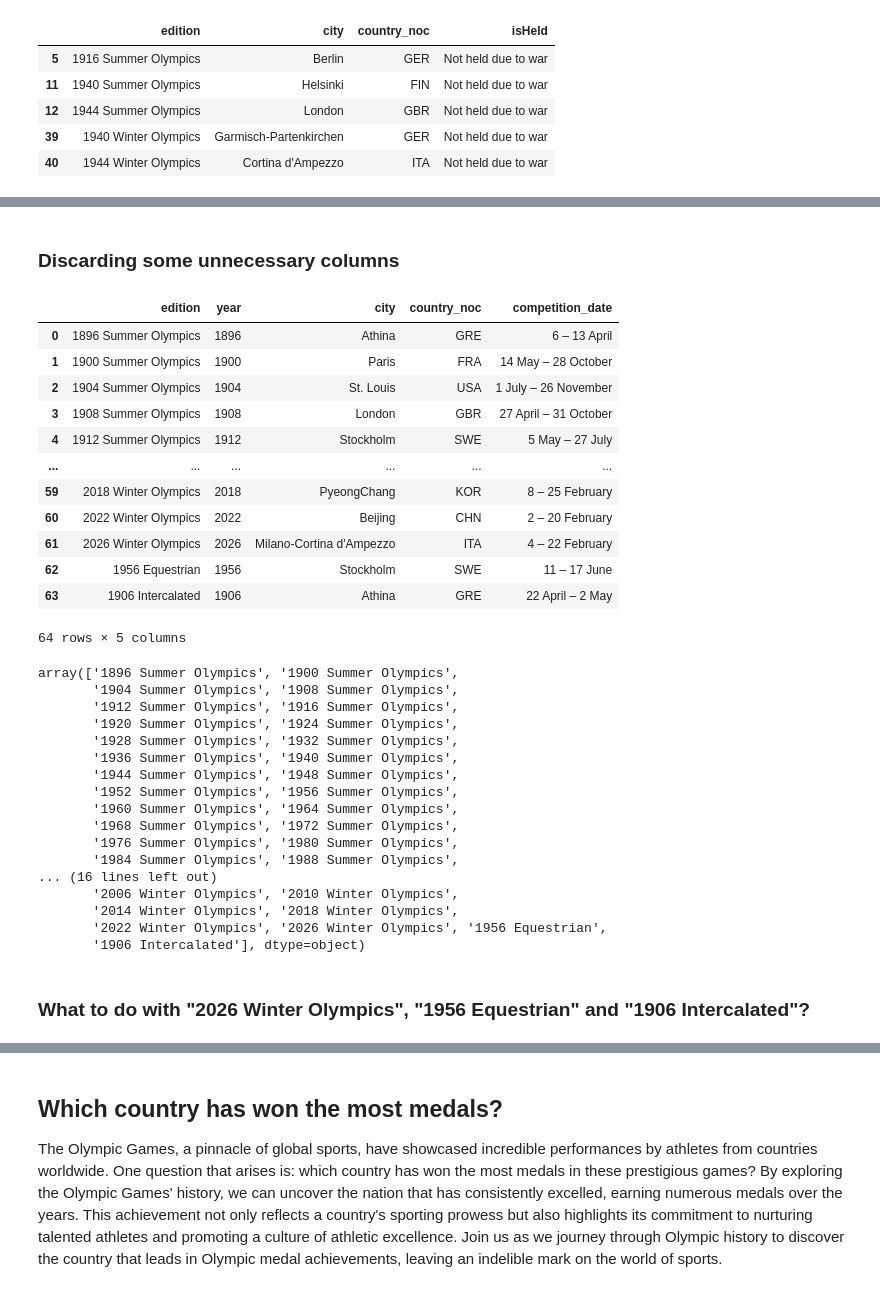
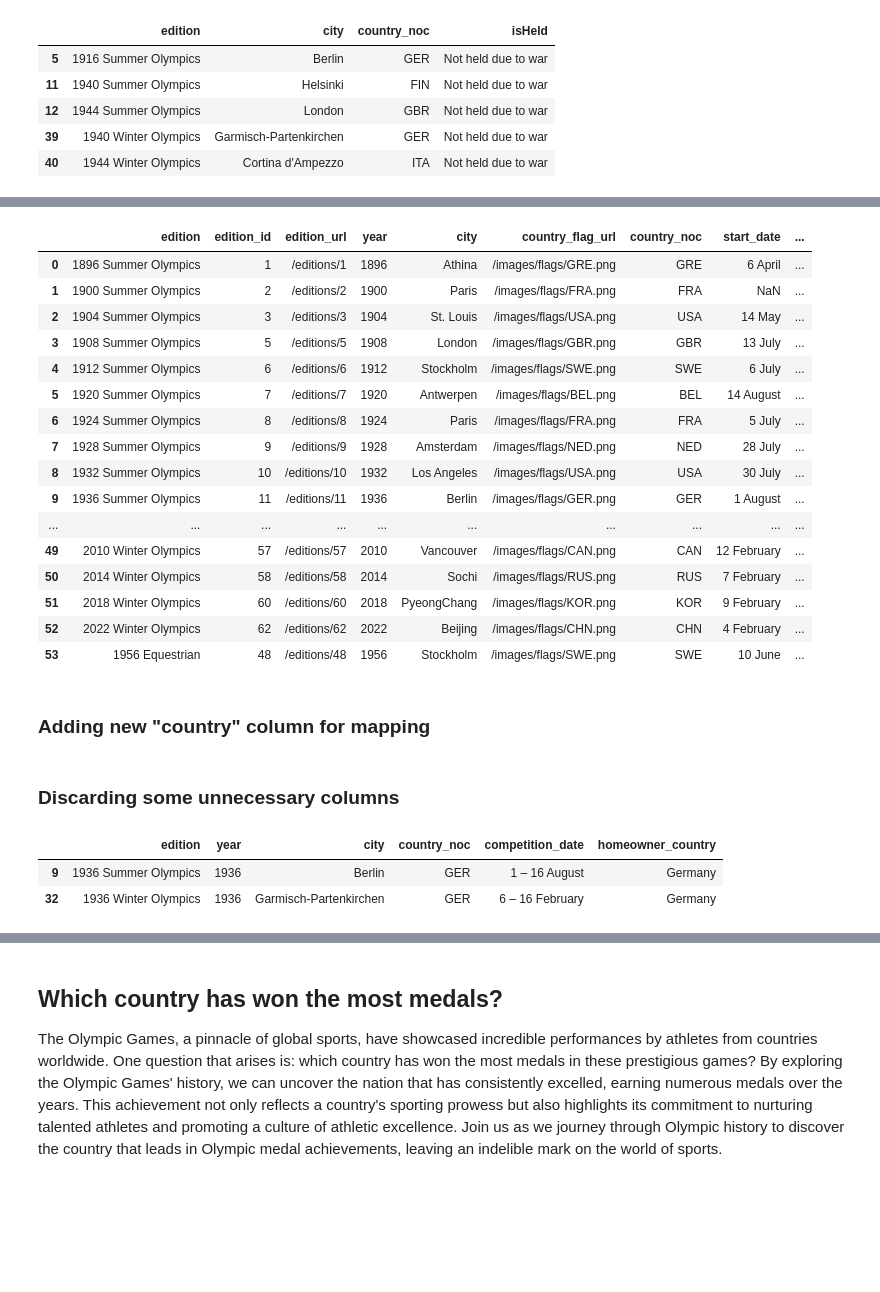
Before and after one commit to gururaser/data-analysis-of-olympic-games, a Jupyter notebook: data_analysis_of_olympic_games.ipynb, the cells around one changed output, grey strips where cells are left out. Saved outputs shown, nothing was run; the diff lists cells and outputs as text; code cells hidden in the pictures; blank space fills up the shorter version.

```diff
--- a/data_analysis_of_olympic_games.ipynb
+++ b/data_analysis_of_olympic_games.ipynb
@@ -52,3 +64,5 @@ places.query('isHeld == "Not held due to war"')[['edition','city','country_noc',
 | 12 | 1944 Summer Olympics | London | GBR | Not held due to war |
 | 39 | 1940 Winter Olympics | Garmisch-Partenkirchen | GER | Not held due to war |
 | 40 | 1944 Winter Olympics | Cortina d'Ampezzo | ITA | Not held due to war |
+# %%
+places = places[places["isHeld"] != 'Not held due to war']
@@ -55,42 +137,40 @@ places.query('isHeld == "Not held due to war"')[['edition','city','country_noc',
+# %%
+places = places.drop(index = [32,33,34,61,63]).reset_index(drop = True)
+places
+# %% [output]
+|  | edition | edition_id | edition_url | year | city | country_flag_url | country_noc | start_date | ... |
+| 0 | 1896 Summer Olympics | 1 | /editions/1 | 1896 | Athina | /images/flags/GRE.png | GRE | 6 April | ... |
+| 1 | 1900 Summer Olympics | 2 | /editions/2 | 1900 | Paris | /images/flags/FRA.png | FRA | NaN | ... |
+| 2 | 1904 Summer Olympics | 3 | /editions/3 | 1904 | St. Louis | /images/flags/USA.png | USA | 14 May | ... |
+| 3 | 1908 Summer Olympics | 5 | /editions/5 | 1908 | London | /images/flags/GBR.png | GBR | 13 July | ... |
+| 4 | 1912 Summer Olympics | 6 | /editions/6 | 1912 | Stockholm | /images/flags/SWE.png | SWE | 6 July | ... |
+| 5 | 1920 Summer Olympics | 7 | /editions/7 | 1920 | Antwerpen | /images/flags/BEL.png | BEL | 14 August | ... |
+| 6 | 1924 Summer Olympics | 8 | /editions/8 | 1924 | Paris | /images/flags/FRA.png | FRA | 5 July | ... |
+| 7 | 1928 Summer Olympics | 9 | /editions/9 | 1928 | Amsterdam | /images/flags/NED.png | NED | 28 July | ... |
+| 8 | 1932 Summer Olympics | 10 | /editions/10 | 1932 | Los Angeles | /images/flags/USA.png | USA | 30 July | ... |
+| 9 | 1936 Summer Olympics | 11 | /editions/11 | 1936 | Berlin | /images/flags/GER.png | GER | 1 August | ... |
+| ... | ... | ... | ... | ... | ... | ... | ... | ... | ... |
+| 49 | 2010 Winter Olympics | 57 | /editions/57 | 2010 | Vancouver | /images/flags/CAN.png | CAN | 12 February | ... |
+| 50 | 2014 Winter Olympics | 58 | /editions/58 | 2014 | Sochi | /images/flags/RUS.png | RUS | 7 February | ... |
+| 51 | 2018 Winter Olympics | 60 | /editions/60 | 2018 | PyeongChang | /images/flags/KOR.png | KOR | 9 February | ... |
+| 52 | 2022 Winter Olympics | 62 | /editions/62 | 2022 | Beijing | /images/flags/CHN.png | CHN | 4 February | ... |
+| 53 | 1956 Equestrian | 48 | /editions/48 | 1956 | Stockholm | /images/flags/SWE.png | SWE | 10 June | ... |
+# %% [markdown]
+### Adding new "country" column for mapping
+# %%
+country_codes = pd.DataFrame({
+    'Code': ['GRE', 'FRA', 'USA', 'GBR', 'SWE', 'GER', 'BEL', 'NED', 'FIN', 'AUS', 'ITA', 'JPN', 'MEX', 'FRG', 'CAN', 'URS', 'KOR', 'ESP', 'CHN', 'BRA', 'SUI', 'NOR', 'AUT', 'YUG', 'RUS'],
+    'Country': ['Greece', 'France', 'United States', 'United Kingdom', 'Sweden', 'Germany', 'Belgium', 'Netherlands', 'Finland', 'Australia', 'Italy', 'Japan', 'Mexico', 'Federal Republic of Germany', 'Canada', 'Soviet Union', 'South Korea', 'Spain', 'China', 'Brazil', 'Switzerland', 'Norway', 'Austria', 'Yugoslavia', 'Russia']
+})
+
+places['homeowner_country'] = places['country_noc'].map(country_codes.set_index('Code')['Country'])
 # %% [markdown]
 ### Discarding some unnecessary columns
 # %%
-places_w_nec_cols = places[['edition','year','city','country_noc','competition_date']]
+places_w_nec_cols = places[['edition','year','city','country_noc','competition_date','homeowner_country']]
 # %%
-places_w_nec_cols
+places_w_nec_cols[places_w_nec_cols["homeowner_country"] == "Germany"]
 # %% [output]
-|  | edition | year | city | country_noc | competition_date |
-| 0 | 1896 Summer Olympics | 1896 | Athina | GRE | 6 – 13 April |
-| 1 | 1900 Summer Olympics | 1900 | Paris | FRA | 14 May – 28 October |
-| 2 | 1904 Summer Olympics | 1904 | St. Louis | USA | 1 July – 26 November |
-| 3 | 1908 Summer Olympics | 1908 | London | GBR | 27 April – 31 October |
-| 4 | 1912 Summer Olympics | 1912 | Stockholm | SWE | 5 May – 27 July |
-| ... | ... | ... | ... | ... | ... |
-| 59 | 2018 Winter Olympics | 2018 | PyeongChang | KOR | 8 – 25 February |
-| 60 | 2022 Winter Olympics | 2022 | Beijing | CHN | 2 – 20 February |
-| 61 | 2026 Winter Olympics | 2026 | Milano-Cortina d'Ampezzo | ITA | 4 – 22 February |
-| 62 | 1956 Equestrian | 1956 | Stockholm | SWE | 11 – 17 June |
-| 63 | 1906 Intercalated | 1906 | Athina | GRE | 22 April – 2 May |
+|  | edition | year | city | country_noc | competition_date | homeowner_country |
+| 9 | 1936 Summer Olympics | 1936 | Berlin | GER | 1 – 16 August | Germany |
+| 32 | 1936 Winter Olympics | 1936 | Garmisch-Partenkirchen | GER | 6 – 16 February | Germany |
-64 rows × 5 columns
-# %%
-places_w_nec_cols['edition'].unique()
-# %% [output]
-array(['1896 Summer Olympics', '1900 Summer Olympics',
-       '1904 Summer Olympics', '1908 Summer Olympics',
-       '1912 Summer Olympics', '1916 Summer Olympics',
-       '1920 Summer Olympics', '1924 Summer Olympics',
-       '1928 Summer Olympics', '1932 Summer Olympics',
-       '1936 Summer Olympics', '1940 Summer Olympics',
-       '1944 Summer Olympics', '1948 Summer Olympics',
-       '1952 Summer Olympics', '1956 Summer Olympics',
-       '1960 Summer Olympics', '1964 Summer Olympics',
-       '1968 Summer Olympics', '1972 Summer Olympics',
-       '1976 Summer Olympics', '1980 Summer Olympics',
-       '1984 Summer Olympics', '1988 Summer Olympics',
-... (16 lines left out)
-       '2006 Winter Olympics', '2010 Winter Olympics',
-       '2014 Winter Olympics', '2018 Winter Olympics',
-       '2022 Winter Olympics', '2026 Winter Olympics', '1956 Equestrian',
-       '1906 Intercalated'], dtype=object)
-# %% [markdown]
-### What to do with "2026 Winter Olympics", "1956 Equestrian" and "1906 Intercalated"?
```
Also changed, not shown: parts of 29 cells of this notebook.
